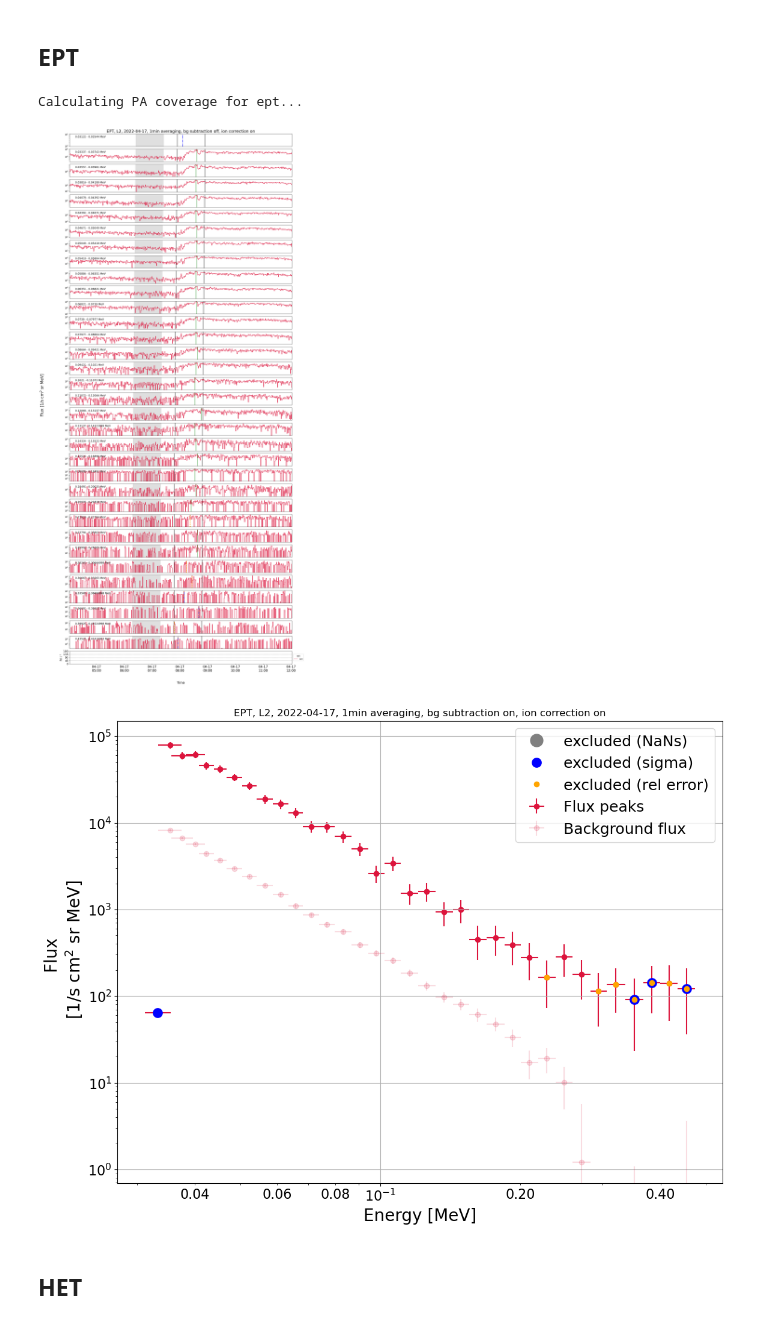
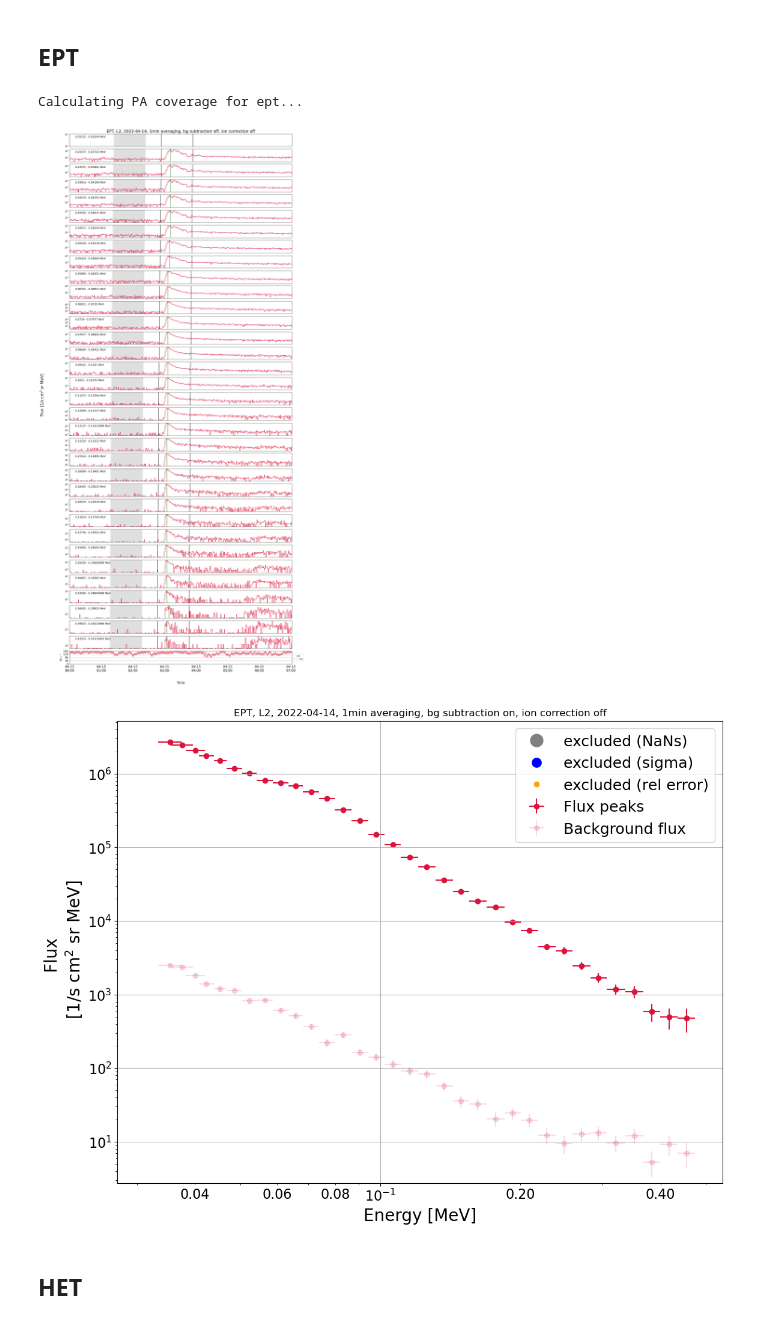
Before and after one commit to AnnamariaFedeli/SolOEPD-Plot-n-Fit-SEE, a Jupyter notebook: Plot-n-Fit-SEE-EnergySpectra.ipynb, the cells around one changed output. Cells and saved outputs as stored; diff of their text form; code cells hidden in the pictures.

```diff
--- a/Plot-n-Fit-SEE-EnergySpectra.ipynb
+++ b/Plot-n-Fit-SEE-EnergySpectra.ipynb
@@ -20,11 +21,11 @@ Choose a folder where you wish to save the data from the loading, plotting and f
 If create_sub_folders = True, a new folder will be created for each event and the data etc will be saved there.
 <br> date : (datetime) format: datetime(yyyy, mm, dd, HH, MM) The date and approximate injection time of the event.
 # %%
-path = 'event_analysis/'  # r'/home/annafed/Documents/event_analysis/'
+path =  r'/home/annafed/Documents/event_analysis/'
 create_sub_folders = True
 save_fit_run_variables_to_separate_folders = True
 
-date = datetime(2022, 4, 17, 8, 2)
+date = datetime(2022, 4, 15, 3, 2)
 saving = True
 # %% [markdown]
 position: this variable contains information about the location of SolO on the day of the event as well as the travel time of light and electrons with energy corresponding to the lowest STEP energy channel (4 keV) and the highest HET energy channel (10 MeV).
@@ -62,6 +65,9 @@ Choose a viewing direction and time averaging for the data.
 # %%
 direction = 'sun'
 averaging = 1
+
+ion_correction = False
+bg_subtraction = False
 
 step = True
 ept = True
@@ -241,31 +247,31 @@ Opening of STEP just a placeholder! Replace with real value! This affects the 'm
 ## EPT
 # %%
 if ept:
-    ion_b = True
+    ion_b = ion_correction
     data_ept = extract_electron_data(df_electrons_ept, energies_ept, plot_start, plot_end, t_inj, bgstart = bg_start,
                                      bgend = bg_end, bg_distance_from_window = bg_distance_from_window, bg_period = bg_period,
                                      travel_distance = travel_distance, travel_distance_second_slope=travel_distance_second_slope,
                                      fixed_window=fixed_window, instrument = 'ept', data_type = 'l2',
                                      averaging_mode='mean', averaging=averaging, masking=True,
                                      ion_conta_corr=ion_b, df_protons = df_protons_ept)
 
 
     if plot_pa:
         mag_srf = mag_srf.resample('{}min'.format(averaging)).mean()
         coverage = calc_pa_coverage('ept', mag_srf)
     else:
         coverage = None
 
     if saving: write_to_csv(data_ept, path=path_to_folder)
     bg_b = False
     plot_channels(data_ept, bg_subtraction=bg_b, path=path_to_folder, savefig=saving, plot_pa=plot_pa, coverage=coverage, sensor = 'ept', sigma = sigma, frac_nan_threshold = frac_nan_threshold, rel_err_threshold = rel_err, viewing = direction)
     bg_b = True
     plot_spectrum_peak(data_ept, bg_subtraction=bg_b, path=path_to_folder, savefig=saving, sigma = sigma, frac_nan_threshold = frac_nan_threshold, rel_err_threshold = rel_err, direction = direction)
     #plot_spectrum_average(data_ept, bg_subtraction=bg_b, path=path_to_folder, savefig=saving, frac_nan_threshold=frac_nan_threshold)
 # %% [output]
 Calculating PA coverage for ept...
-[figure, old version]
+[figure, new version]
-[figure, old version]
+[figure, new version]
 # %% [markdown]
 ## HET
 # %%
```
Also changed, not shown: parts of 12 cells of this notebook, 2 other files.
